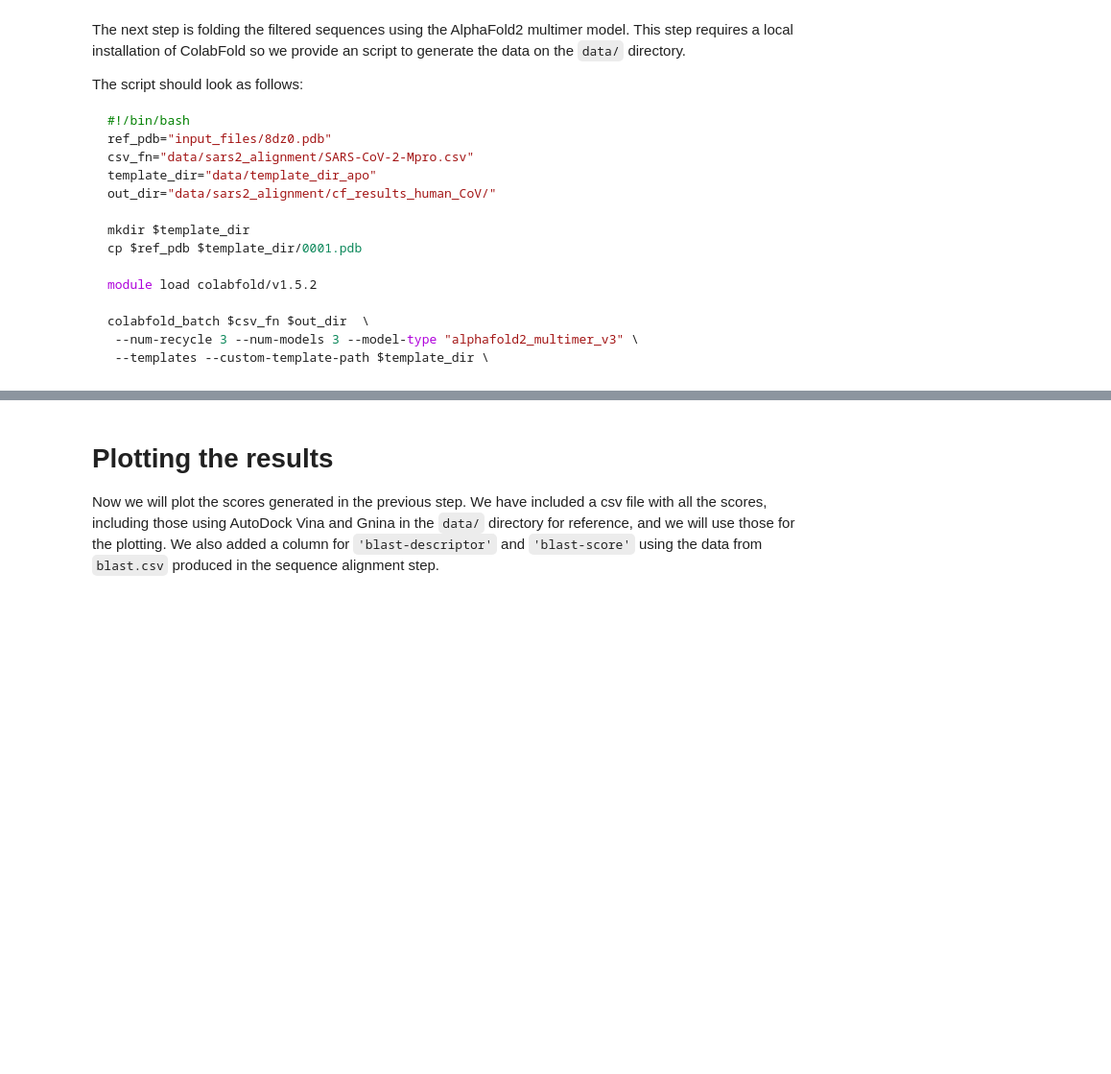
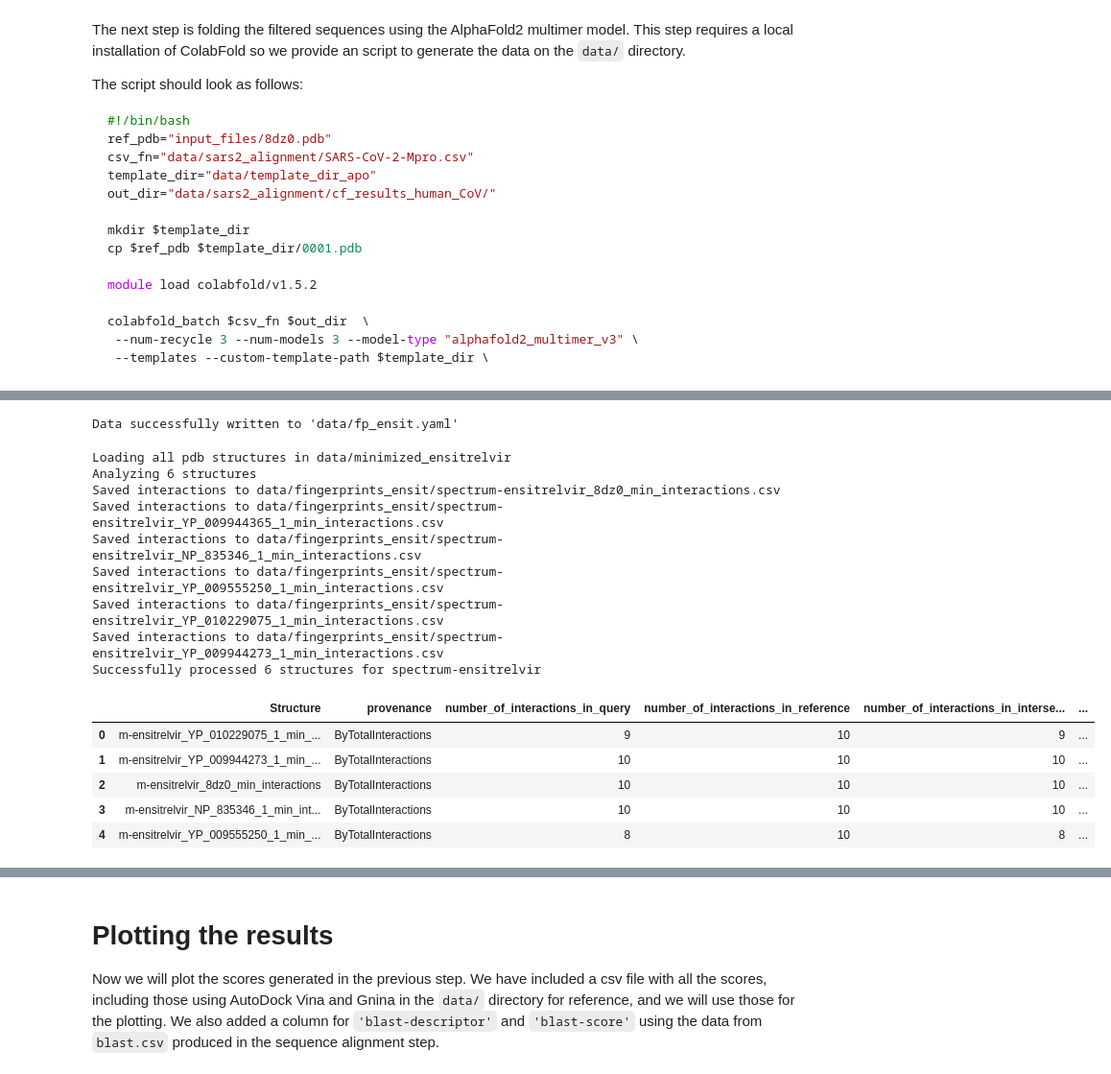
Before and after one commit to choderalab/broad-spectrum-asap-paper, a Jupyter notebook: score_ensitrelvir_spectrum.ipynb, the cells around one changed output, grey strips where cells are left out. Shown at 96% size. Saved outputs shown, nothing was run; the diff lists cells and outputs as text; code cells hidden in the pictures; blank space fills up the shorter version.

```diff
--- a/score_ensitrelvir_spectrum.ipynb
+++ b/score_ensitrelvir_spectrum.ipynb
@@ -117,6 +106,6 @@ From the `ligand-transfer-docking` run above, we need the pdbs of the poses and
 # %%
 # Extract pdbs from ligand-ransfer-docking directory
 protein_regex = "'YP_[0-9]+_[0-9]+|NP_[0-9]+_[0-9]+'" # pattern that matches the name of the targets
-docked_dir = "data/docked_ensitrelvir/"
+docked_dir = Path("data/minimized_ensitrelvir/")
 
 !bash "scripts/copy_posed_pdbs.sh" {docking_results_dir} {docked_dir} {protein_regex}
@@ -138,0 +132,55 @@ In this example run, we will minimize the pdbs to refine the docked poses first,
+# %%
+# write yaml input file
+import yaml
+input_data = {
+    "spectrum-ensitrelvir": f"{docked_dir}/"
+}
+yaml_file = "data/fp_ensit.yaml"
+try:
+    with open(yaml_file, 'w') as file:
+        yaml.dump(input_data, file, sort_keys=False)
+    print(f"Data successfully written to '{yaml_file}'")
+except Exception as e:
+    print(f"An error occurred: {e}")
+# %% [output]
+Data successfully written to 'data/fp_ensit.yaml'
+# %%
+# Calculate PLIFs
+import shutil
+from scripts.calculate_plip_interactions import calculate_plip
+from scripts.run_plip_analysis import get_plip_analysis
+
+ref_pdb_min = Path("input_files/8dz0_min.pdb") # Minimized ref to compare with minimized complexes
+shutil.copy2(ref_pdb_min, docked_dir)
+
+plifs_dir = Path("data/fingerprints_ensit")
+if plifs_dir.exists():
+    shutil.rmtree(plifs_dir) # overwrite
+calculate_plip(Path(yaml_file),
+                output_dir=plifs_dir,
+                ncpus=1,
+                ligand_id="UNK",
+                error_log=plifs_dir/"plip_errors.log")
+
+ref_csv = f"spectrum-ensitrelvir_{ref_pdb_min.stem}_interactions.csv"
+df_plif = get_plip_analysis(crystal_csv=plifs_dir/ref_csv,
+                            docked_path=plifs_dir,
+                            output_dir=plifs_dir)
+
+df_plif.head()
+# %% [output]
+Loading all pdb structures in data/minimized_ensitrelvir
+Analyzing 6 structures
+Saved interactions to data/fingerprints_ensit/spectrum-ensitrelvir_8dz0_min_interactions.csv
+Saved interactions to data/fingerprints_ensit/spectrum-ensitrelvir_YP_009944365_1_min_interactions.csv
+Saved interactions to data/fingerprints_ensit/spectrum-ensitrelvir_NP_835346_1_min_interactions.csv
+Saved interactions to data/fingerprints_ensit/spectrum-ensitrelvir_YP_009555250_1_min_interactions.csv
+Saved interactions to data/fingerprints_ensit/spectrum-ensitrelvir_YP_010229075_1_min_interactions.csv
+Saved interactions to data/fingerprints_ensit/spectrum-ensitrelvir_YP_009944273_1_min_interactions.csv
+Successfully processed 6 structures for spectrum-ensitrelvir
+|  | Structure | provenance | number_of_interactions_in_query | number_of_interactions_in_reference | number_of_interactions_in_interse... | ... |
+| 0 | m-ensitrelvir_YP_010229075_1_min_... | ByTotalInteractions | 9 | 10 | 9 | ... |
+| 1 | m-ensitrelvir_YP_009944273_1_min_... | ByTotalInteractions | 10 | 10 | 10 | ... |
+| 2 | m-ensitrelvir_8dz0_min_interactions | ByTotalInteractions | 10 | 10 | 10 | ... |
+| 3 | m-ensitrelvir_NP_835346_1_min_int... | ByTotalInteractions | 10 | 10 | 10 | ... |
+| 4 | m-ensitrelvir_YP_009555250_1_min_... | ByTotalInteractions | 8 | 10 | 8 | ... |
```
Also changed, not shown: parts of 17 cells of this notebook, 8 other files.
